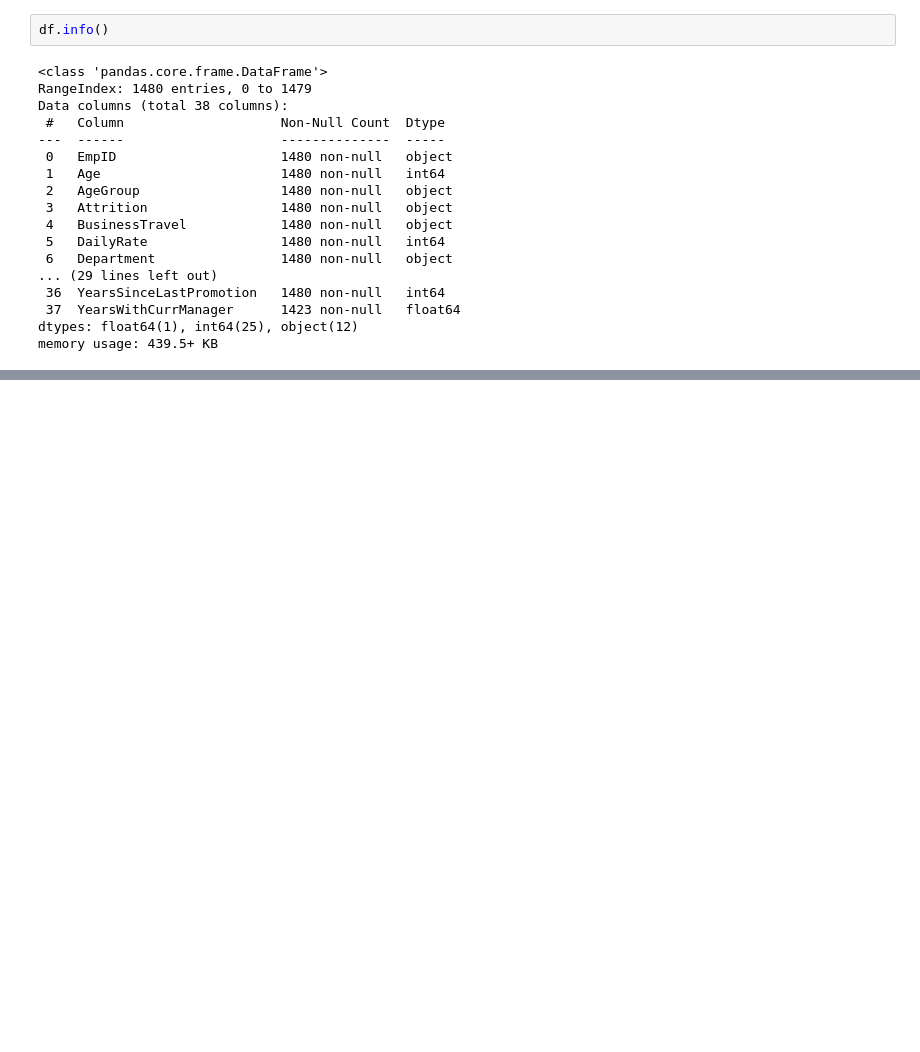
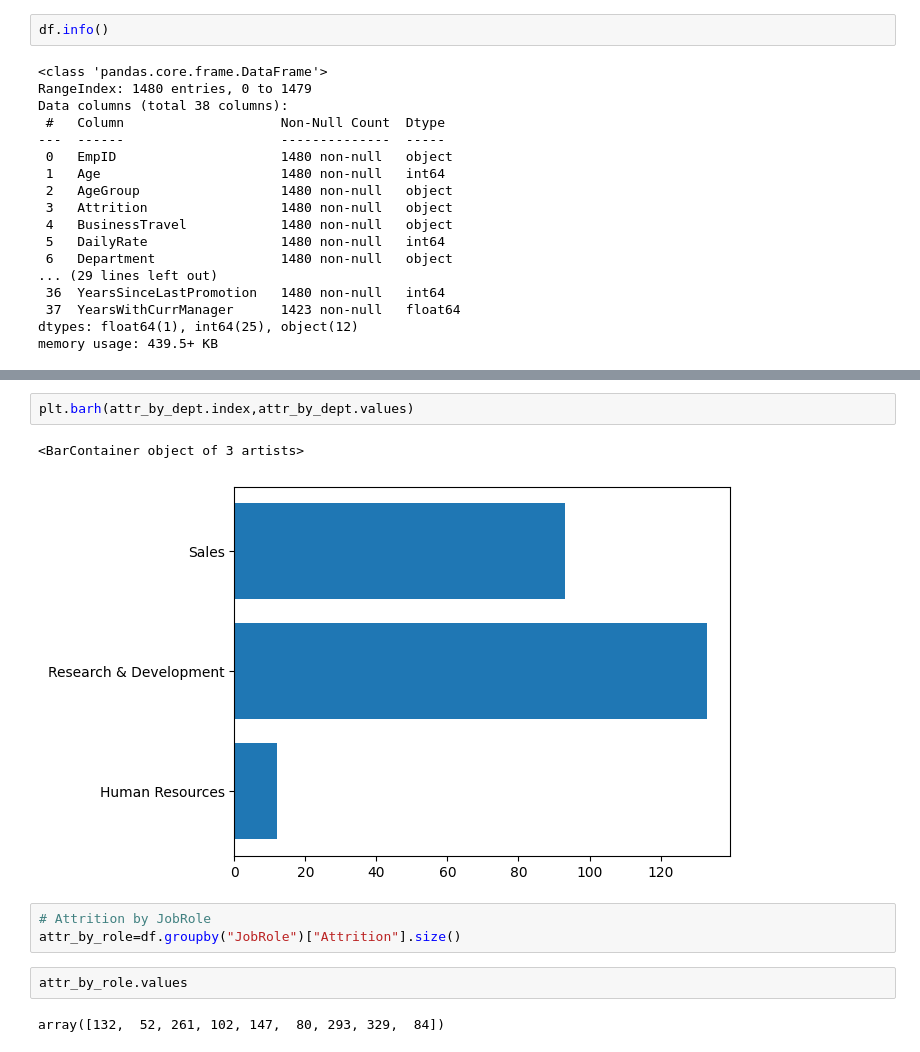
Before and after one commit to rohitranvir/Data-Science, a Jupyter notebook: DATA Cleaning/EDA-4/HR/Untitled.ipynb, the cells around one changed output, grey strips where cells are left out. Drawn from its saved outputs; the diff is of its cells as text; blank space fills up the shorter version.

```diff
--- a/DATA Cleaning/EDA-4/HR/Untitled.ipynb
+++ b/DATA Cleaning/EDA-4/HR/Untitled.ipynb
@@ -35,0 +99,12 @@ memory usage: 439.5+ KB
+# %%
+plt.barh(attr_by_dept.index,attr_by_dept.values)
+# %% [output]
+<BarContainer object of 3 artists>
+[figure, added]
+# %%
+# Attrition by JobRole
+attr_by_role=df.groupby("JobRole")["Attrition"].size()
+# %%
+attr_by_role.values
+# %% [output]
+array([132,  52, 261, 102, 147,  80, 293, 329,  84])
```
Also changed, not shown: parts of 18 cells of this notebook, 2 other files.
